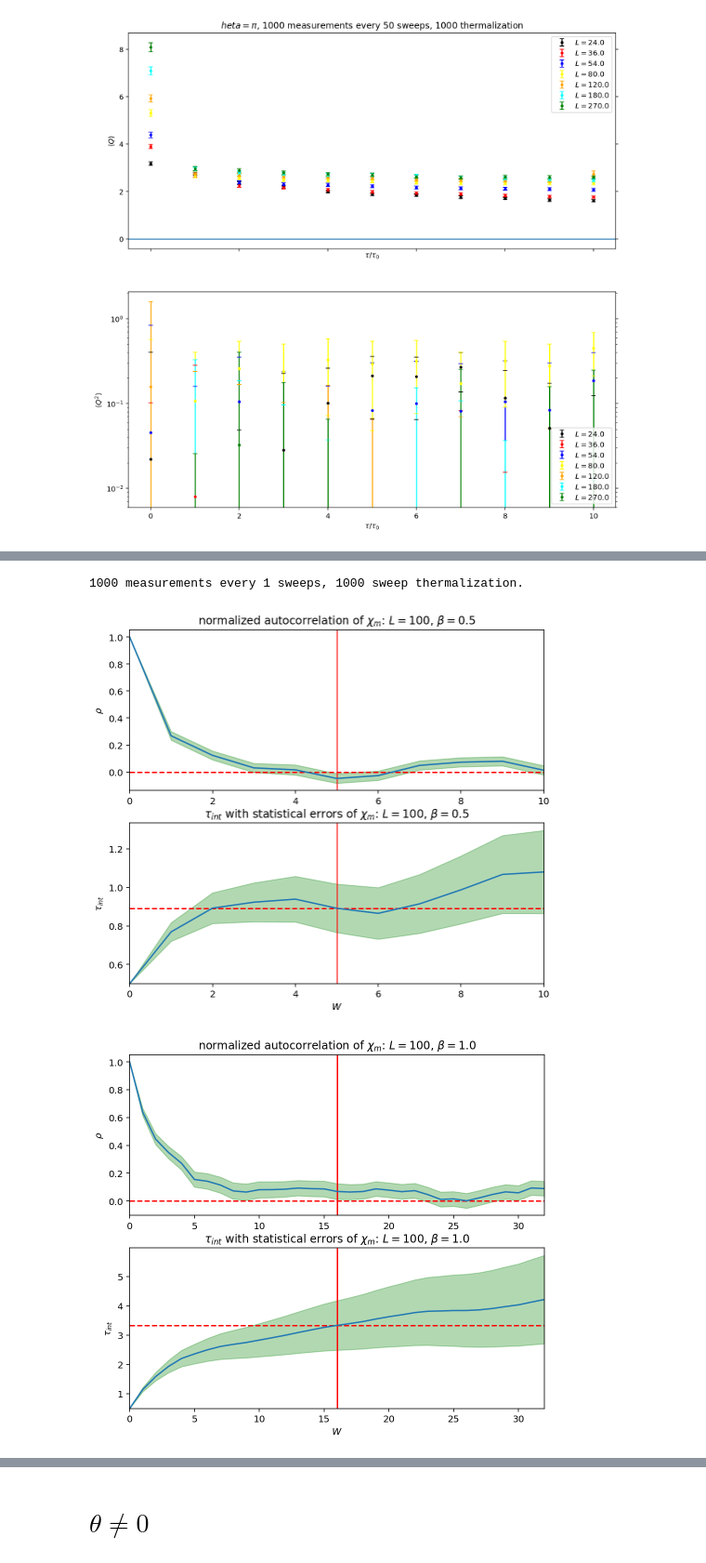
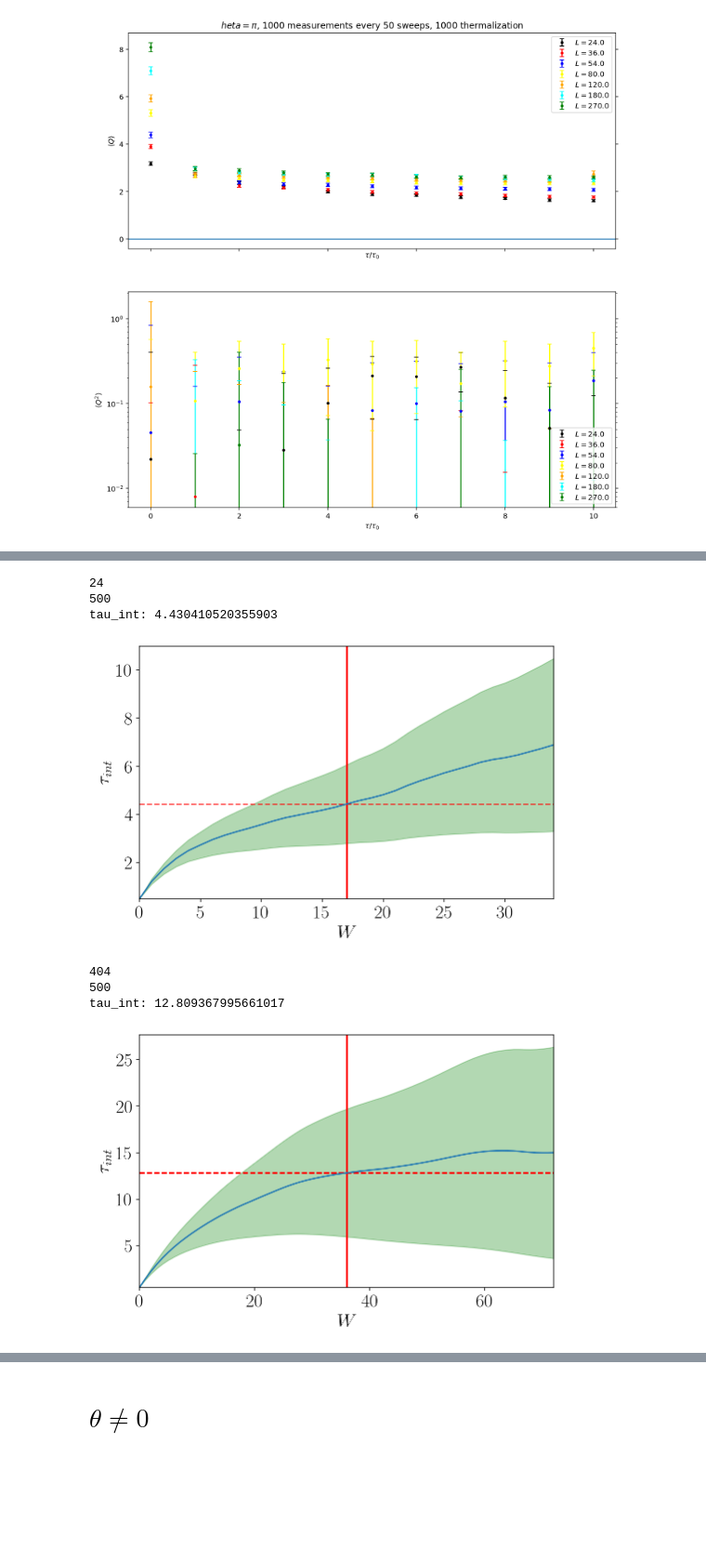
Before and after one commit to stuartthomas25/honors-thesis, a Jupyter notebook: code/gradient_flow.ipynb, the cells around one changed output, grey strips where cells are left out. Shown at 93% size. Cells and saved outputs as stored; diff of their text form; code cells hidden in the pictures; blank space fills up the shorter version.

```diff
--- a/code/gradient_flow.ipynb
+++ b/code/gradient_flow.ipynb
@@ -26,6 +27,16 @@ from ruamel.yaml import YAML
 from IPython.display import HTML, display
 from ipywidgets.widgets import Output
 import io
+# %%
+from matplotlib import rc, rcParams
+rc('text',usetex=True) #related to latex for the labels
+rcParams['font.size'] = 20.0
+rcParams['axes.titlesize'] = 22.0
+rcParams['xtick.labelsize'] = 20.0
+rcParams['ytick.labelsize'] = 20.0
+rcParams['axes.labelsize'] = 20.0
+rcParams['legend.fontsize'] = 22.0
+rcParams["image.cmap"] = 'gist_rainbow'
 # %%
 class Observable(object):
     def __init__(self,label,func,scale = 'linear'):
@@ -48,14 +59,14 @@ class Observable(object):
 
 global_observables = dict(
     S               =   Observable(r"S",
-                                   lambda data: np.mean(data['S']/(data['beta']*L**2)) ),
+                                   lambda data: np.mean(data['S']/(data['beta']*data['L']**2)) ),
     internal_energy =   Observable(r"E",
-                                   lambda data: np.mean(data['S']/(0.5*data['beta']*L**2)) ),
+                                   lambda data: np.mean(data['S']/(0.5*data['beta']*data['L']**2)) ),
     chi_m           =   Observable(r"\chi_m",
-                                   lambda data: np.mean(data['chi_m'])/L**2, scale='log'),
+                                   lambda data: np.mean(data['chi_m']), scale='log'),
     delta_m         =   Observable(r"\delta_m",
                             lambda data,beta:
-                                2 * 10**5 * beta**4 * np.exp(-4*np.pi*beta) * np.mean(data['chi_m'])/(L**2),
+                                2 * 10**5 * beta**4 * np.exp(-4*np.pi*beta) * np.mean(data['chi_m'])/(data['L']**2),
                             scale = 'log'),
     Q               =   Observable(r"\langle Q \rangle",
                                    lambda data: np.mean(data['Q'])),
@@ -88,7 +99,8 @@ bietenholz_params = pd.DataFrame(data = {
     'L' : [24, 36, 54, 80, 120, 180, 270, 404],
     'beta' : [1.263, 1.370, 1.458, 1.535, 1.607, 1.677, 1.743, 1.807],
     't0' : [0.1, 0.225, 0.506, 1.111, 2.5, 5.625, 12.656, 28.336],
-    'xi2': [3.96, 6.01, 8.93, 13.24, 19.77, 30.01, 44.97, 67.66]
+    'xi2': [3.96, 6.01, 8.93, 13.24, 19.77, 30.01, 44.97, 67.66],
+    'xi2_err' : [.01,.01,.04,.04,.11,.18,.24,.31]
 })
 colors = ['black','red','blue','yellow','orange','cyan','green','purple']
 # %%
@@ -165,7 +232,7 @@ while not all(finished):
                         started[i] = True
                     with progresses[i]:
                         print(f" {i}> " + line)
-                last_prints[i] = time.time()
+                last_prints[i] = time.tdime()
         else:
             progresses[i].clear_output()
             if started[i]:
@@ -353,15 +496,22 @@ plt.show()
 # %%
-def plot_autocorrelation(beta):
-    data = pd.read_csv(output_file)
-    name = f"$\\chi_m$: $L={L}$, $\\beta={beta}$"
-    series = data[(data['tau'] == 0.) & (data['beta'] == beta)]['chi_m'].to_numpy()
+data = get_data("data_auto")
+def plot_autocorrelation(trial, name=""):
+    series = trial.chi_m.to_numpy()
     UWerr(series, name=name, plot=True)
 
-print_stats()
-plot_autocorrelation(0.5)
-plot_autocorrelation(1.0)
-plot_autocorrelation(2.0)
+#print_stats()
+for L in data.L.unique():
+    print(L)
+    trial = data[data.L == L]
+    print(trial.chi_m.size)
+    #name = f"$\\chi_m$: $L={L}$, $\\beta={beta}$"
+    plot_autocorrelation(trial)
 # %% [output]
-1000 measurements every 1 sweeps, 1000 sweep thermalization.
+24
+500
+tau_int: 4.430410520355903
-[figure, old version]
+[figure, new version]
+404
+500
+tau_int: 12.809367995661017
-[figure, old version]
+[figure, new version]
```
Also changed, not shown: parts of 28 cells of this notebook, 15 other files.
